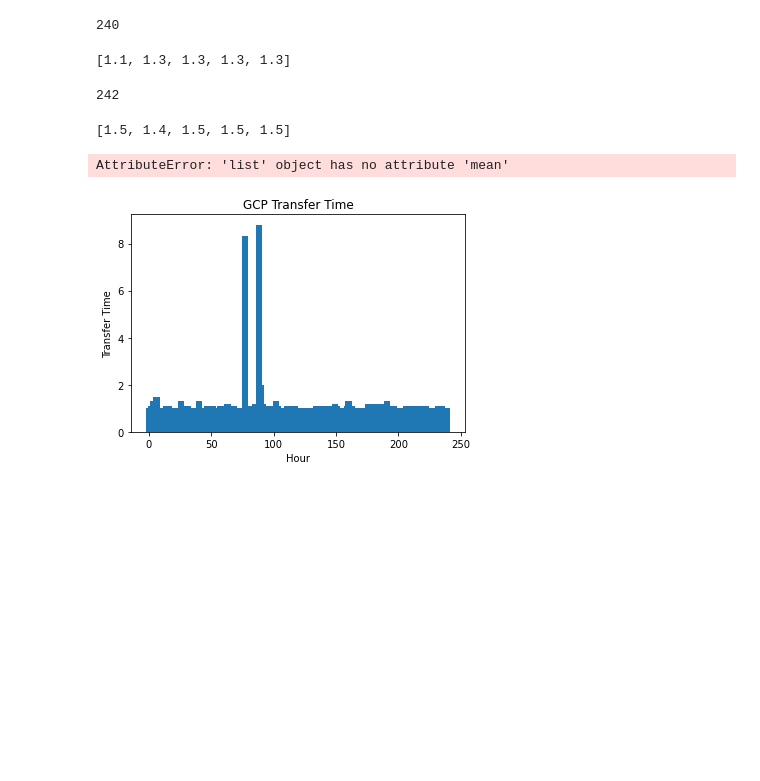
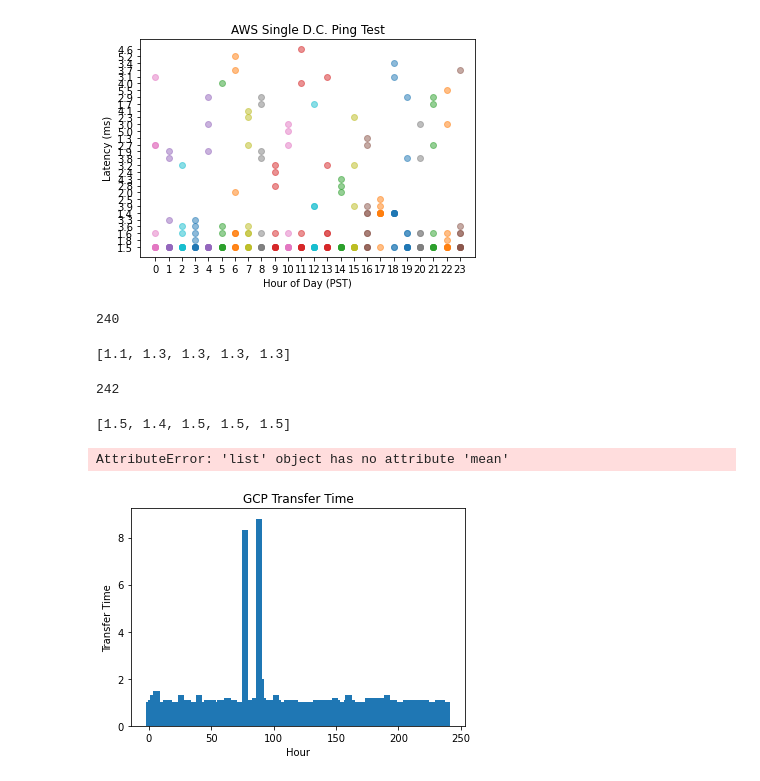
Before and after one commit to yudi-tan/cloud_provider_network_consistency_benchmark, a Jupyter notebook: CS268FTP.ipynb, the cells around one changed output. Saved outputs shown, nothing was run; the diff lists cells and outputs as text; code cells hidden in the pictures; blank space fills up the shorter version.

```diff
--- a/CS268FTP.ipynb
+++ b/CS268FTP.ipynb
@@ -59,3 +89,8 @@ for name in files:
+# %%
+aws_latency, aws_throughput  = get_dict('AWS_scplogs')
+create_ping_scatter_plot(aws_latency, 'AWS')
+# %% [output]
+[figure, added]
 # %%
 az_transfer_time = []
 for t in transferred:
```
Also changed, not shown: parts of 9 cells of this notebook, 1 other file.
